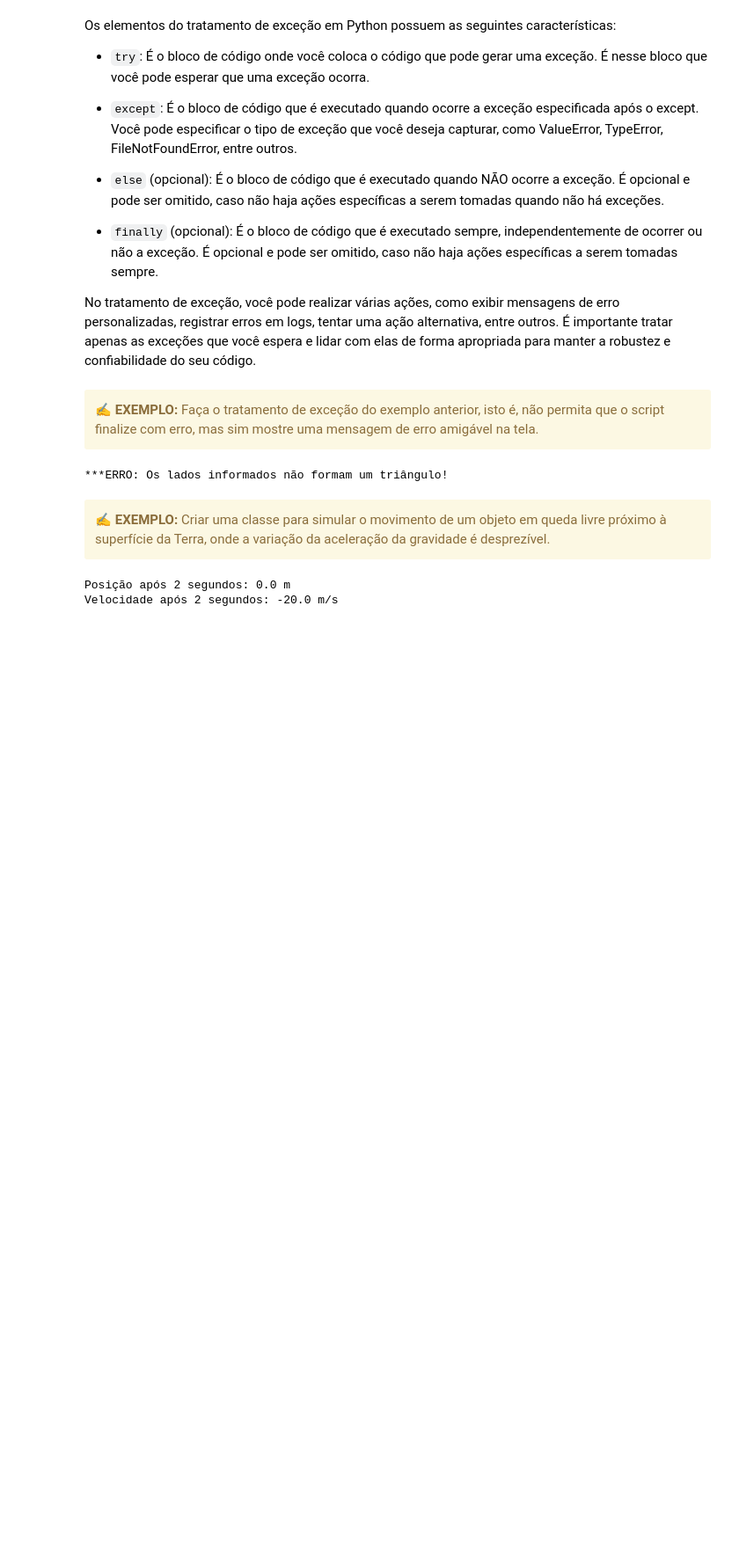
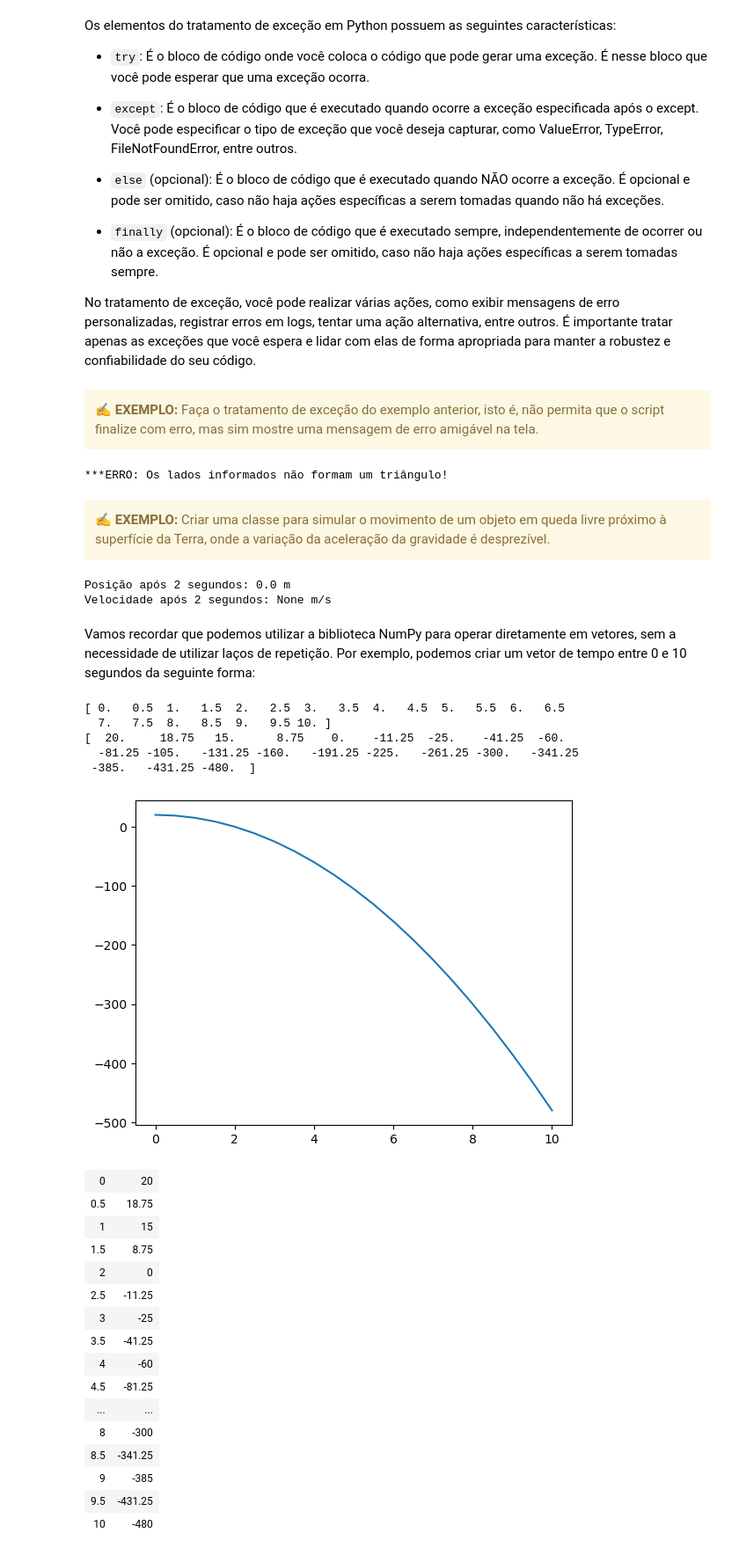
Before and after one commit to ifunb/mca, a Jupyter notebook: notas-de-aula/mca04-oop.ipynb, the cells around one changed output. Shown at 88% size. Cells and saved outputs as stored; diff of their text form; code cells hidden in the pictures; blank space fills up the shorter version.

```diff
--- a/notas-de-aula/mca04-oop.ipynb
+++ b/notas-de-aula/mca04-oop.ipynb
@@ -52,13 +52,13 @@ class Triangulo:
         """
         Cria um novo objeto baseado nos lados a, b e c do triângulo.
         """
-        self.a = int(a)
-        self.b = int(b)
-        self.c = int(c)
+        self.a = float(a)
+        self.b = float(b)
+        self.c = float(c)
         # verifica se temos realmente um triângulo
-        if self.a + self.b < self.c or \
-           self.b + self.c < self.a or \
-           self.c + self.a < self.b:
+        if self.a + self.b <= self.c or \
+           self.b + self.c <= self.a or \
+           self.c + self.a <= self.b:
             raise ValueError("Os lados informados não formam um triângulo!")
 
     def __str__(self):
@@ -67,8 +67,9 @@ class Triangulo:
         """
         return f"Δ({self.a}, {self.b}, {self.c})"
 
-    def area(self):
+    def area(self) -> float:
         """
+        Retorna a área do triângulo usando a fórmula de Khara
         """
         a, b, c = sorted([self.a, self.b, self.c], reverse=True)
         return 0.25*math.sqrt((a+(b+c))*(c-(a-b))*(c+(a-b))*(a+(b-c)))
@@ -139,19 +140,17 @@ class QuedaLivre:
     Classe para simular o movimento de um objeto em queda livre próximo à superfície da Terra.
     Assume um referencial inercial no solo.
     """
-    def __init__(self, s0=0, v0=0, g=10):
+    def __init__(self, s0=0, v0=0, g=-10):
         self.s0 = float(s0)
         self.v0 = float(v0)
         self.g = float(g)
 
     def posicao(self, t):
         """Método para calcular a posição do objeto em queda livre após determinado tempo t."""
-        t = float(t)
-        return self.s0 + self.v0 * t ...
-
+        return self.s0 + self.v0 * t  + 0.5*self.g*t*t# (...complete)
     def velocidade(self, t):
         """Método para calcular a velocidade do objeto em queda livre no instante t."""
-        return ...
+        return # (...complete)
 # %%
 # Criando um objeto em queda livre com posição inicial de 20m, velocidade inicial de 0m/s e g = 10m/s²
 queda = QuedaLivre(20)
@@ -166,4 +165,46 @@ vel = queda.velocidade(t)
 print(f"Velocidade após {t} segundos: {vel} m/s")
 # %% [output]
 Posição após 2 segundos: 0.0 m
-Velocidade após 2 segundos: -20.0 m/s
+Velocidade após 2 segundos: None m/s
+# %% [markdown]
+Vamos recordar que podemos utilizar a biblioteca NumPy para operar diretamente em vetores, sem a necessidade de utilizar laços de repetição. Por exemplo, podemos criar um vetor de tempo entre 0 e 10 segundos da seguinte forma:
+# %%
+import numpy as np
+
+dt = 0.5
+t = np.arange(0, 10+dt, dt)
+print(t)
+s = queda.posicao(t)
+print(s)
+# %% [output]
+[ 0.   0.5  1.   1.5  2.   2.5  3.   3.5  4.   4.5  5.   5.5  6.   6.5
+  7.   7.5  8.   8.5  9.   9.5 10. ]
+[  20.     18.75   15.      8.75    0.    -11.25  -25.    -41.25  -60.
+  -81.25 -105.   -131.25 -160.   -191.25 -225.   -261.25 -300.   -341.25
+ -385.   -431.25 -480.  ]
+# %%
+import matplotlib.pyplot as plt
+import tabulate
+
+plt.plot(t, s)
+plt.show()
+
+display(tabulate.tabulate(zip(t,s), tablefmt='html'))
+# %% [output]
+[figure, added]
+| 0 | 20 |
+| 0.5 | 18.75 |
+| 1 | 15 |
+| 1.5 | 8.75 |
+| 2 | 0 |
+| 2.5 | -11.25 |
+| 3 | -25 |
+| 3.5 | -41.25 |
+| 4 | -60 |
+| 4.5 | -81.25 |
+| ... | ... |
+| 8 | -300 |
+| 8.5 | -341.25 |
+| 9 | -385 |
+| 9.5 | -431.25 |
+| 10 | -480 |
```
Also changed, not shown: parts of 1 cell of this notebook.
